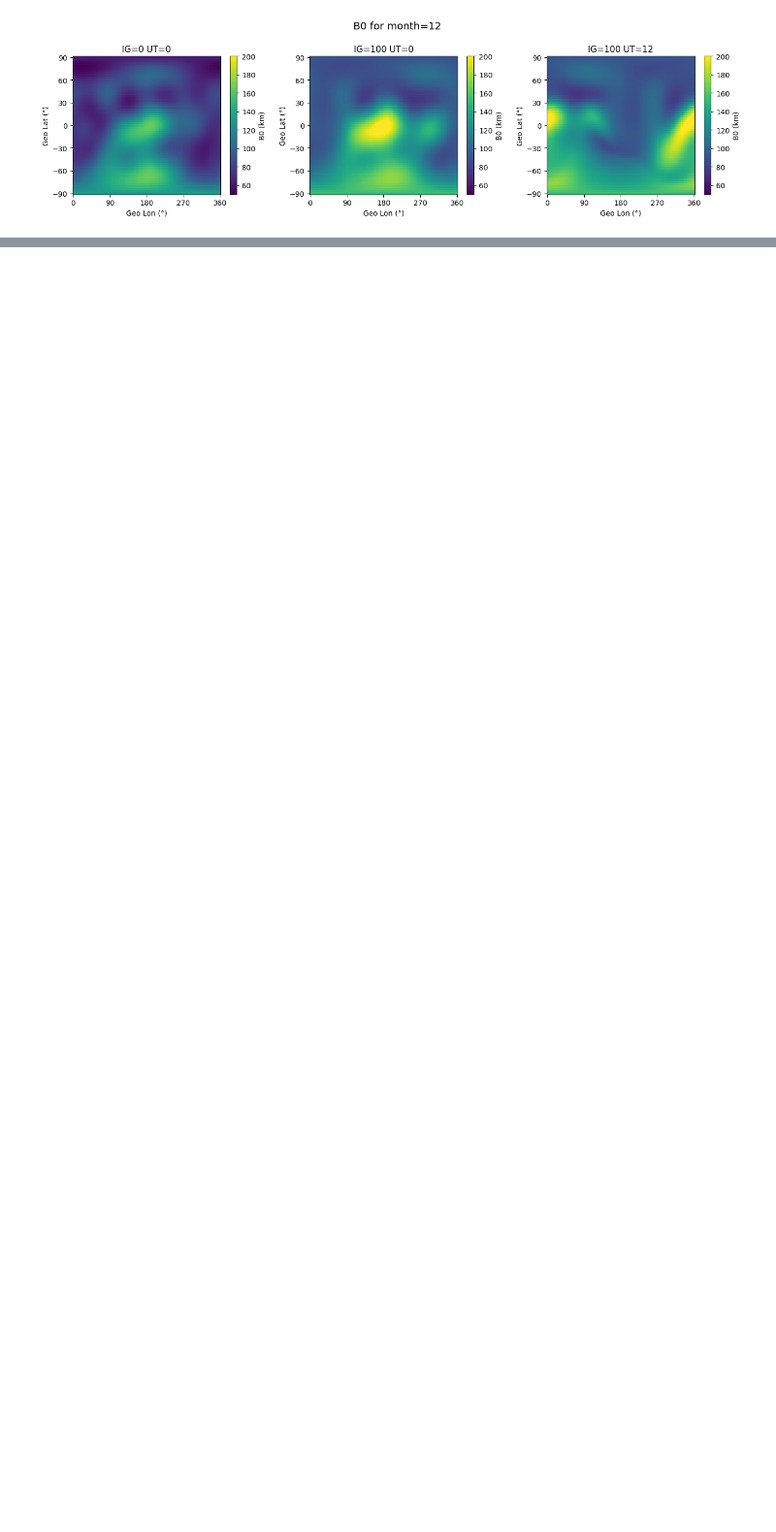
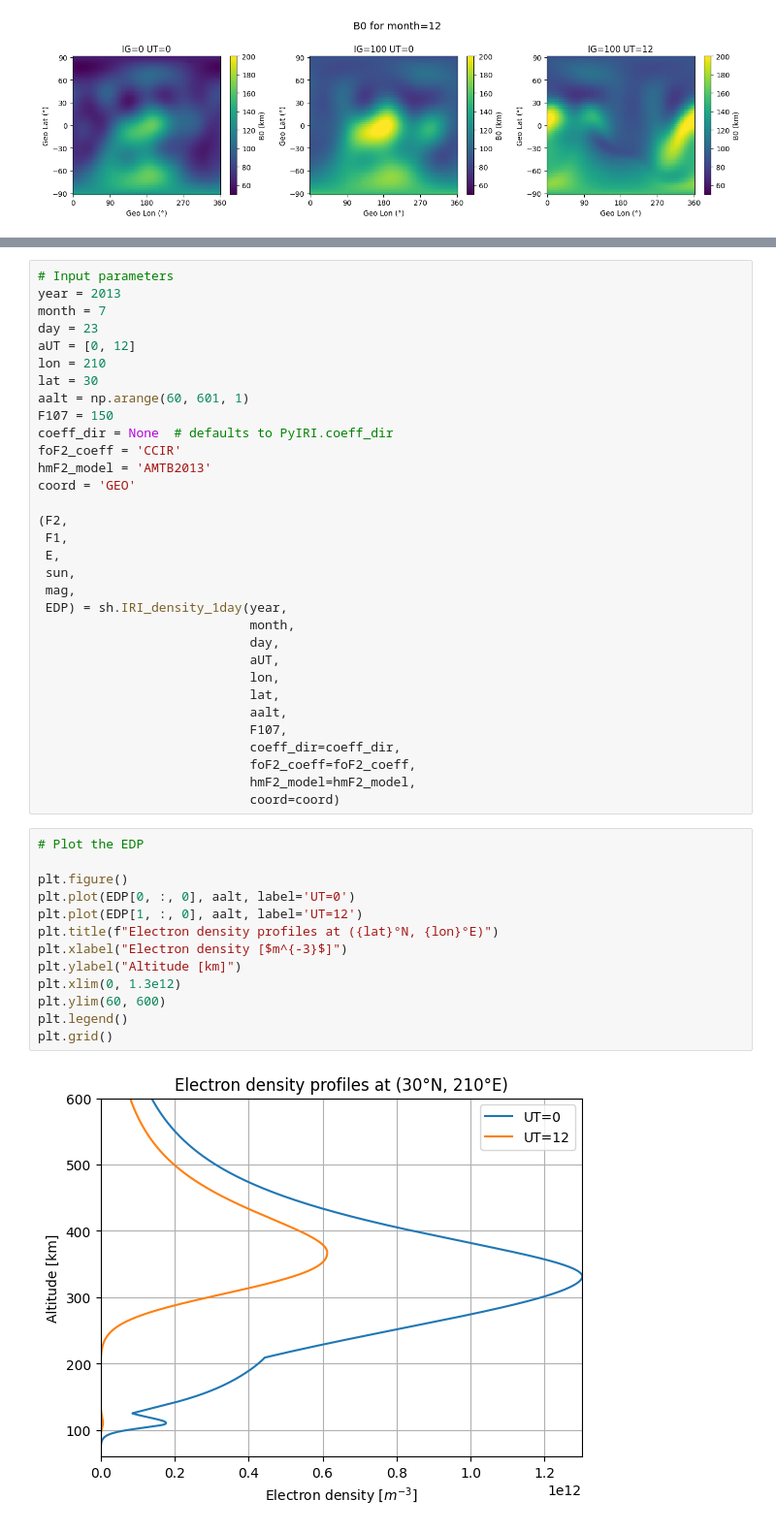
Before and after one commit to victoriyaforsythe/PyIRI, a Jupyter notebook: docs/tutorials/SH_parameters.ipynb, the cells around one changed output, grey strips where cells are left out. Shown at 97% size. Cells and saved outputs as stored; diff of their text form; blank space fills up the shorter version.

```diff
--- a/docs/tutorials/SH_parameters.ipynb
+++ b/docs/tutorials/SH_parameters.ipynb
@@ -147,3 +154,50 @@ plt.tight_layout(rect=[0, 0, 0.99, 0.99])
+# %%
+# Input parameters
+year = 2013
+month = 7
+day = 23
+aUT = [0, 12]
+lon = 210
+lat = 30
+aalt = np.arange(60, 601, 1)
+F107 = 150
+coeff_dir = None  # defaults to PyIRI.coeff_dir
+foF2_coeff = 'CCIR'
+hmF2_model = 'AMTB2013'
+coord = 'GEO'
+
+(F2,
+ F1,
+ E,
+ sun,
+ mag,
+ EDP) = sh.IRI_density_1day(year,
+                            month,
+                            day,
+                            aUT,
+                            lon,
+                            lat,
+                            aalt,
+                            F107,
+                            coeff_dir=coeff_dir,
+                            foF2_coeff=foF2_coeff,
+                            hmF2_model=hmF2_model,
+                            coord=coord)
+# %%
+# Plot the EDP
+
+plt.figure()
+plt.plot(EDP[0, :, 0], aalt, label='UT=0')
+plt.plot(EDP[1, :, 0], aalt, label='UT=12')
+plt.title(f"Electron density profiles at ({lat}°N, {lon}°E)")
+plt.xlabel("Electron density [$m^{-3}$]")
+plt.ylabel("Altitude [km]")
+plt.xlim(0, 1.3e12)
+plt.ylim(60, 600)
+plt.legend()
+plt.grid()
+# %% [output]
+[figure, added]
 # %% [markdown]
 ## Sporadic E layer
 
```
Also changed, not shown: parts of 6 cells of this notebook, 3 other files.
